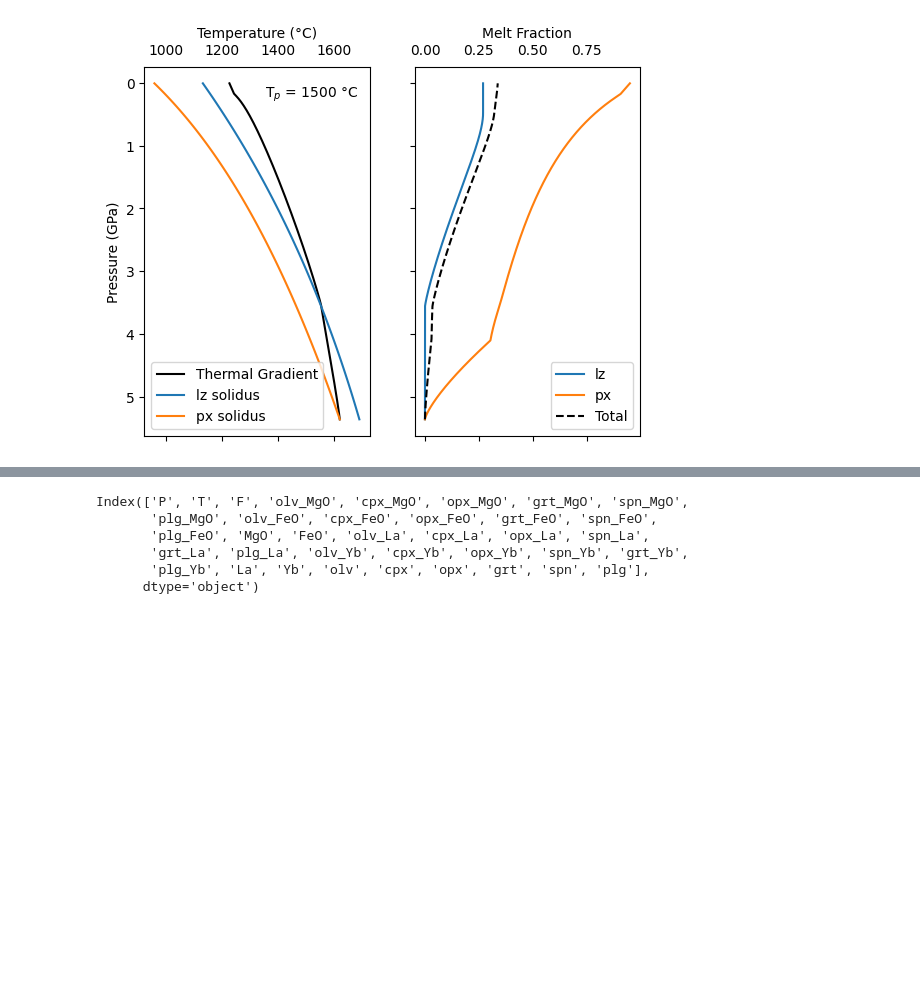
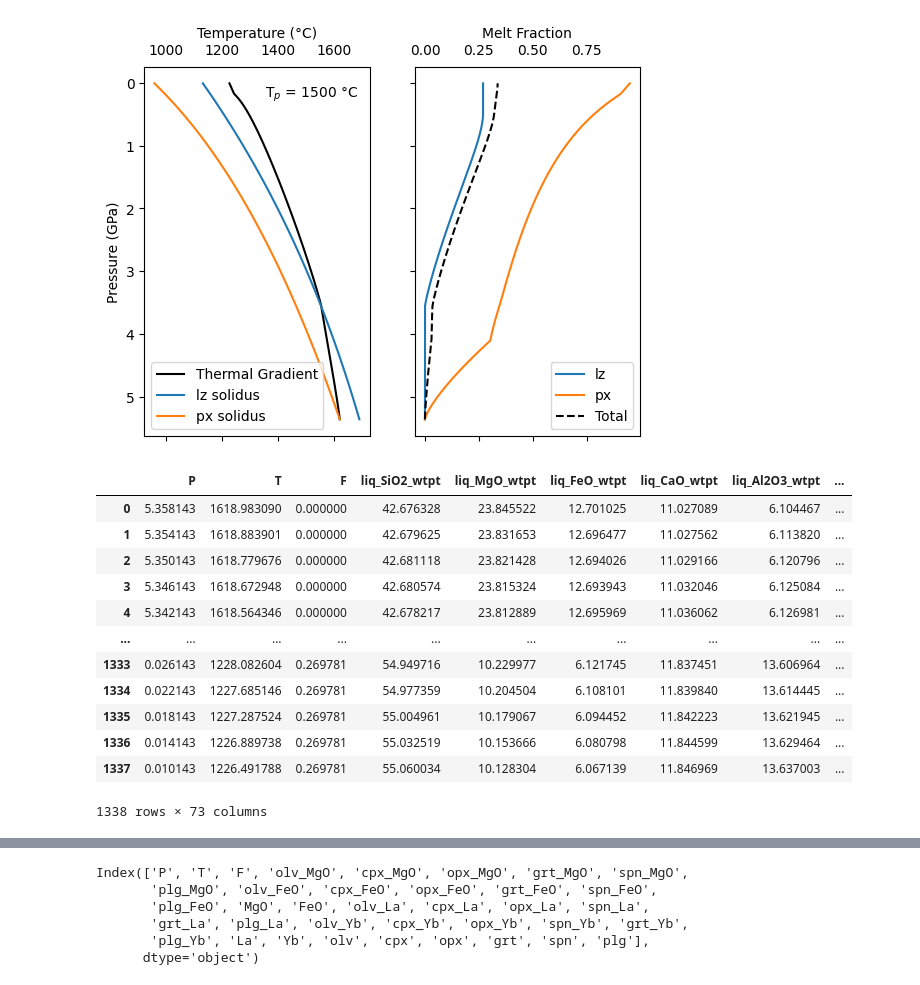
Before and after one commit to simonwmatthews/pyMelt, a Jupyter notebook: dev/stableisotopeengine.ipynb, the cells around one changed output, grey strips where cells are left out. Cells and saved outputs as stored; diff of their text form; code cells hidden in the pictures; blank space fills up the shorter version.

```diff
--- a/dev/stableisotopeengine.ipynb
+++ b/dev/stableisotopeengine.ipynb
@@ -67,0 +77,16 @@ plt.show()
+# %%
+column.composition['lz']
+# %% [output]
+|  | P | T | F | liq_SiO2_wtpt | liq_MgO_wtpt | liq_FeO_wtpt | liq_CaO_wtpt | liq_Al2O3_wtpt | ... |
+| 0 | 5.358143 | 1618.983090 | 0.000000 | 42.676328 | 23.845522 | 12.701025 | 11.027089 | 6.104467 | ... |
+| 1 | 5.354143 | 1618.883901 | 0.000000 | 42.679625 | 23.831653 | 12.696477 | 11.027562 | 6.113820 | ... |
+| 2 | 5.350143 | 1618.779676 | 0.000000 | 42.681118 | 23.821428 | 12.694026 | 11.029166 | 6.120796 | ... |
+| 3 | 5.346143 | 1618.672948 | 0.000000 | 42.680574 | 23.815324 | 12.693943 | 11.032046 | 6.125084 | ... |
+| 4 | 5.342143 | 1618.564346 | 0.000000 | 42.678217 | 23.812889 | 12.695969 | 11.036062 | 6.126981 | ... |
+| ... | ... | ... | ... | ... | ... | ... | ... | ... | ... |
+| 1333 | 0.026143 | 1228.082604 | 0.269781 | 54.949716 | 10.229977 | 6.121745 | 11.837451 | 13.606964 | ... |
+| 1334 | 0.022143 | 1227.685146 | 0.269781 | 54.977359 | 10.204504 | 6.108101 | 11.839840 | 13.614445 | ... |
+| 1335 | 0.018143 | 1227.287524 | 0.269781 | 55.004961 | 10.179067 | 6.094452 | 11.842223 | 13.621945 | ... |
+| 1336 | 0.014143 | 1226.889738 | 0.269781 | 55.032519 | 10.153666 | 6.080798 | 11.844599 | 13.629464 | ... |
+| 1337 | 0.010143 | 1226.491788 | 0.269781 | 55.060034 | 10.128304 | 6.067139 | 11.846969 | 13.637003 | ... |
+1338 rows × 73 columns
```
Also changed, not shown: parts of 10 cells of this notebook, 1 other file.
